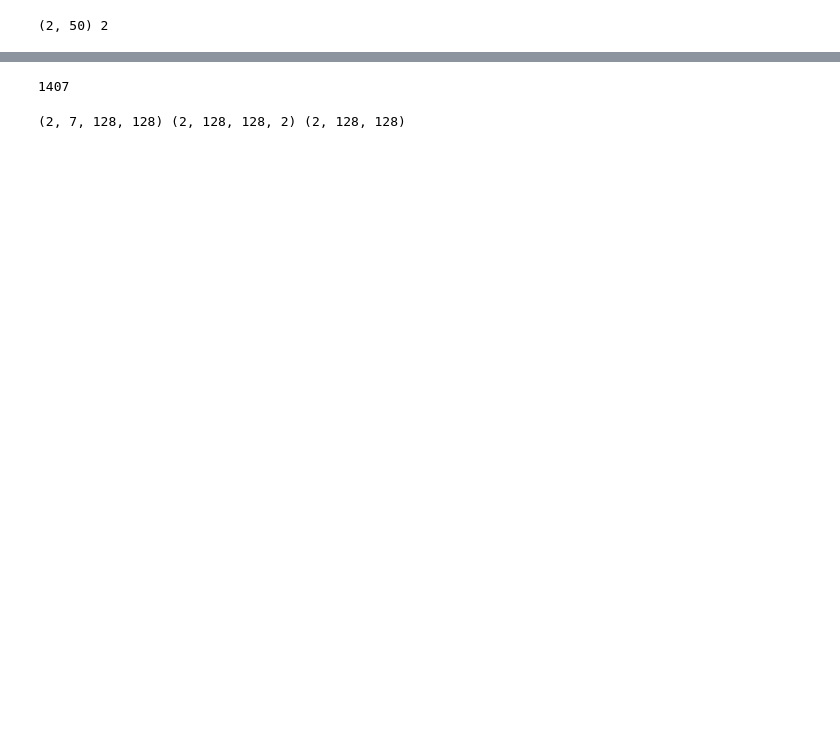
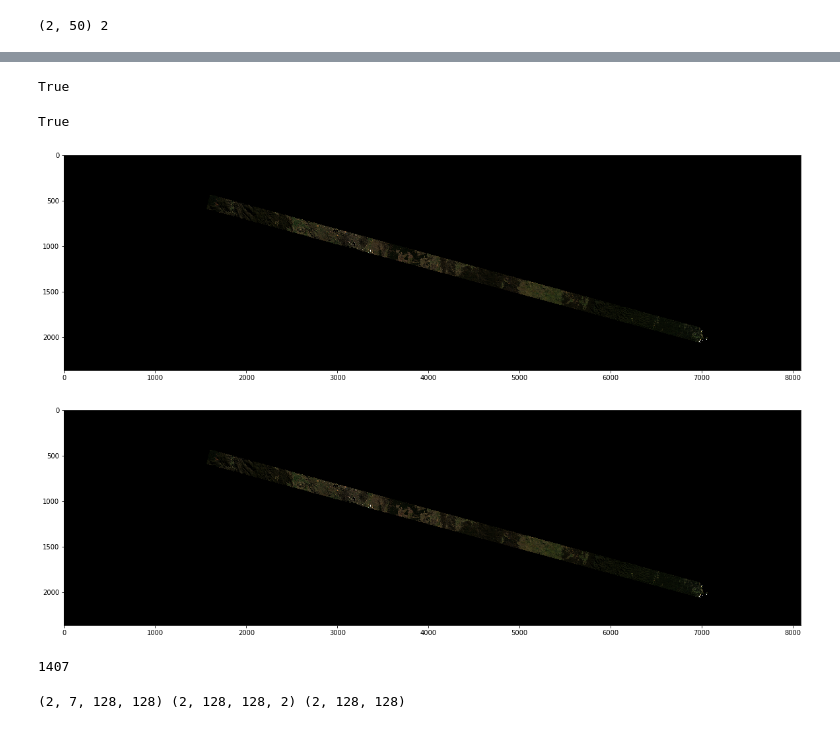
Before and after one commit to LiyaoTang/Road-Extraction-from-Time-Series-Satellite-Images, a Jupyter notebook: Data_Preprocessing/Data_Extractor.ipynb, the cells around one changed output, grey strips where cells are left out. Drawn from its saved outputs; the diff is of its cells as text; code cells hidden in the pictures; blank space fills up the shorter version.

Commit message:
pred time-series data

```diff
--- a/Data_Preprocessing/Data_Extractor.ipynb
+++ b/Data_Preprocessing/Data_Extractor.ipynb
@@ -209,0 +289,4 @@ std =  [120.26160916 142.6461666  224.24761472 258.98333524 800.95586468
+# %%
+CV_pred = Pred_Data_Extractor(CV_raw_image, step=16, size=128,
+                              mu=CV_FCN_Data.mu, std=CV_FCN_Data.std, normalization='Gaussian',
+                              is_valid=lambda patch: (patch == -9999).sum() / np.prod(patch.shape) < 1/100)
@@ -210,3 +302,17 @@ std =  [120.26160916 142.6461666  224.24761472 258.98333524 800.95586468
+# %%
+set([(k[0],k[1]) for k in coord_list]) == set([(k[0],k[1]) for k in CV_FCN_Data.topleft_coordinate])
+# %% [output]
+True
+# %%
+set([(k[0],k[1]) for k in coord_list]) == set([(k[0],k[1]) for k in Train_FCN_Data.topleft_coordinate])
+# %% [output]
+True
+# %%
+show_raw_image(CV_raw_image, size=-1)
+show_raw_image(CV_pred.raw_image, size=-1)
+# %% [output]
+[figure, added]
+[figure, added]
 # %%
 import h5py
 import gc
```
Also changed, not shown: parts of 9 cells of this notebook, 1 other file.
